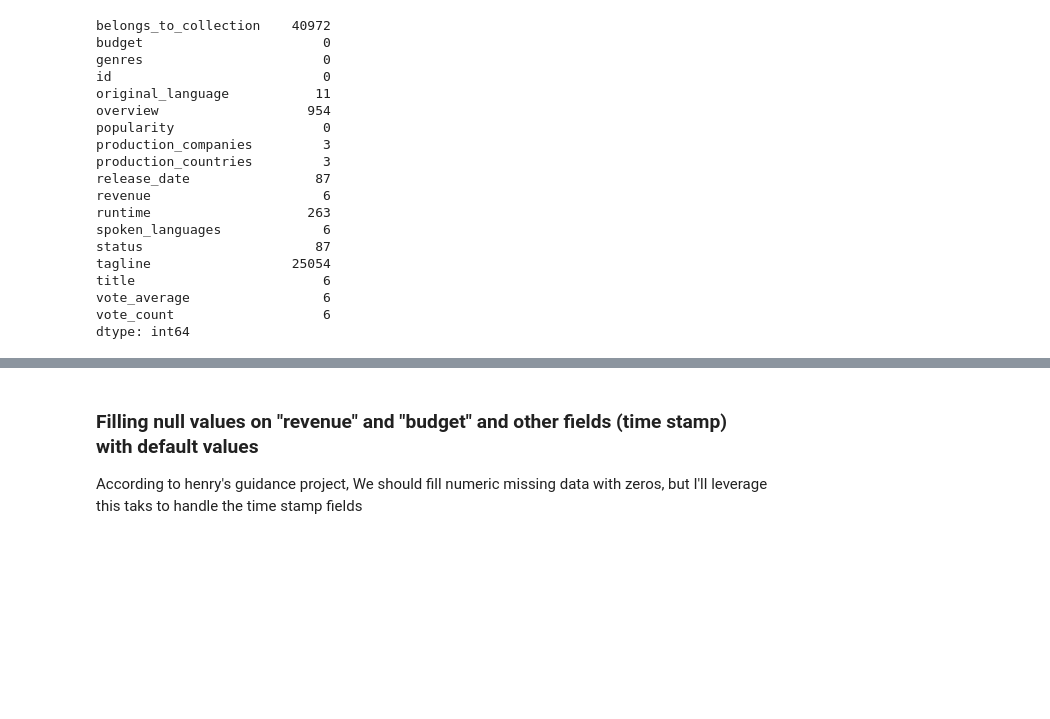
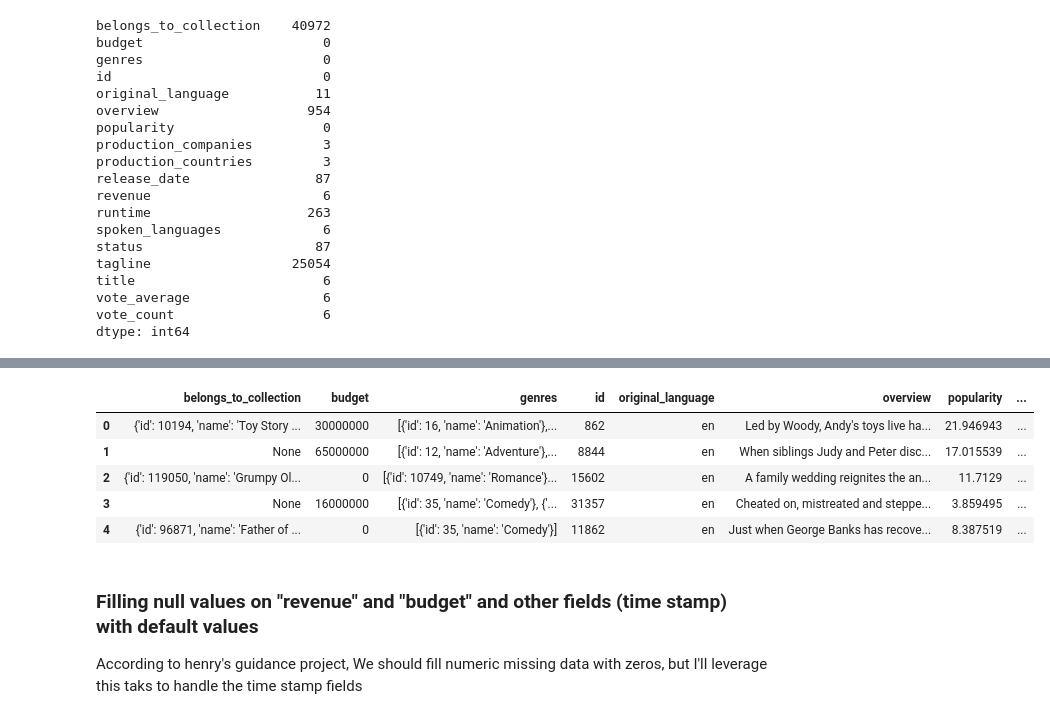
Before and after one commit to someonefrom93/PI_JUL, a Jupyter notebook: etl.ipynb, the cells around one changed output, grey strips where cells are left out. Cells and saved outputs as stored; diff of their text form; code cells hidden in the pictures; blank space fills up the shorter version.

Commit message:
creating release_year field and sorting out secuence in the ETL proccess

```diff
--- a/etl.ipynb
+++ b/etl.ipynb
@@ -72,0 +165,5 @@ dtype: int64
+# %%
+# Spoting intrusive data
+mask_for_date_intrusives = dtype_checker(movies_df, column="release_date", data_type=str)
+# Impute with default value "1900-01-01"
+movies_df.loc[mask_for_date_intrusives] = "1900-01-01"
@@ -72,0 +197,4 @@ dtype: int64
+# %%
+regex_date = r"^\d{4}-\d{2}-\d{2}$"
+#In this lil line, by adding in the begining this ~ to our array of booleans, we get the opposite from pd.Series.str.contains(any_regex_expression)
+movies_df.loc[~movies_df["release_date"].str.contains(regex_date)]
@@ -72,0 +206,3 @@ dtype: int64
+# %%
+# So that lets impute these values as well.
+movies_df.loc[~movies_df["release_date"].str.contains(regex_date), "release_date"] = "1900-01-01"
@@ -73,3 +225,16 @@ dtype: int64
+# %%
+# And now, no further issues to cast this column as date type and grab the year only to create our year field.
+movies_df['release_year'] = pd.to_datetime(movies_df["release_date"]).dt.year
+# %%
+# lets take a look at the data frame movies
+movies_df.head()
+# %% [output]
+|  | belongs_to_collection | budget | genres | id | original_language | overview | popularity | ... |
+| 0 | {'id': 10194, 'name': 'Toy Story ... | 30000000 | [{'id': 16, 'name': 'Animation'},... | 862 | en | Led by Woody, Andy's toys live ha... | 21.946943 | ... |
+| 1 | None | 65000000 | [{'id': 12, 'name': 'Adventure'},... | 8844 | en | When siblings Judy and Peter disc... | 17.015539 | ... |
+| 2 | {'id': 119050, 'name': 'Grumpy Ol... | 0 | [{'id': 10749, 'name': 'Romance'}... | 15602 | en | A family wedding reignites the an... | 11.7129 | ... |
+| 3 | None | 16000000 | [{'id': 35, 'name': 'Comedy'}, {'... | 31357 | en | Cheated on, mistreated and steppe... | 3.859495 | ... |
+| 4 | {'id': 96871, 'name': 'Father of ... | 0 | [{'id': 35, 'name': 'Comedy'}] | 11862 | en | Just when George Banks has recove... | 8.387519 | ... |
 # %% [markdown]
 ### Filling null values on "revenue" and "budget" and other fields (time stamp) with default values
 
```
Also changed, not shown: parts of 24 cells of this notebook.
